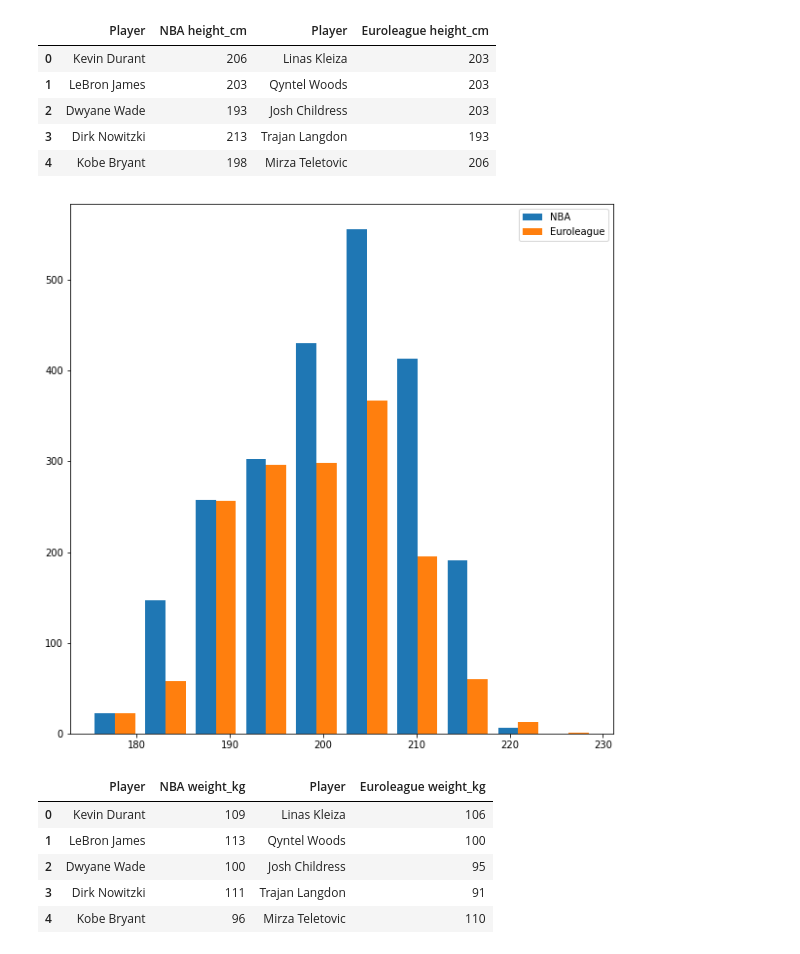
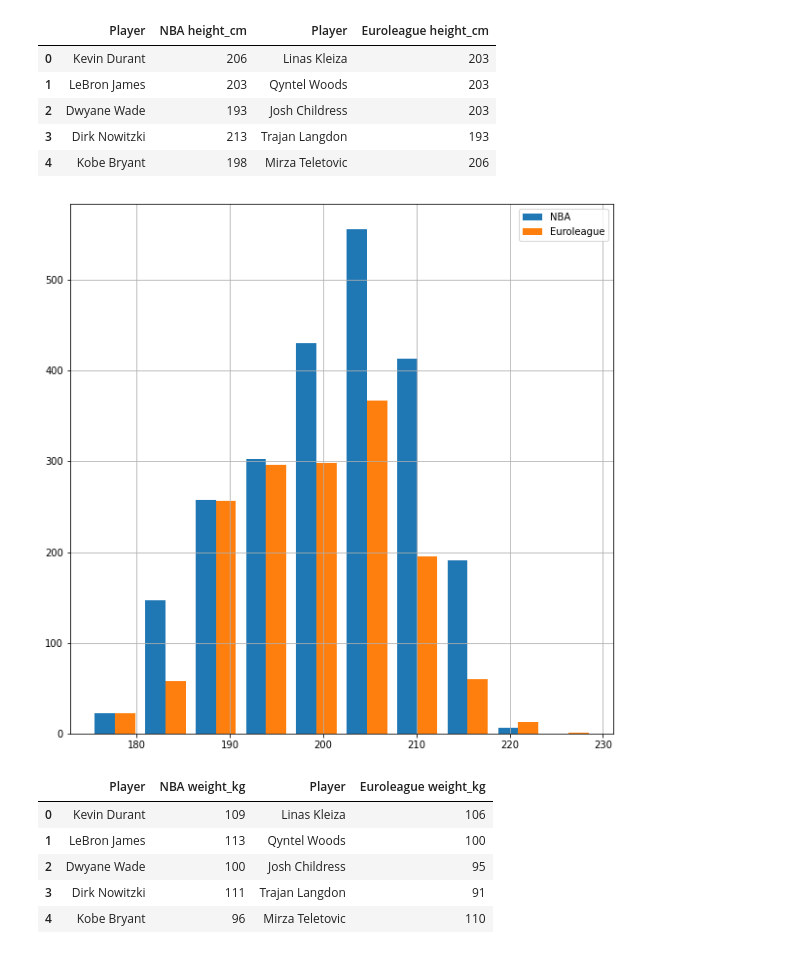
Before and after one commit to aleksperic/Basketball-player-stats, a Jupyter notebook: Basketball_player_stats.ipynb, the cells around one changed output. Saved outputs shown, nothing was run; the diff lists cells and outputs as text; code cells hidden in the pictures.

```diff
--- a/Basketball_player_stats.ipynb
+++ b/Basketball_player_stats.ipynb
@@ -226,15 +188,16 @@ visina_igraca_nba_euroleague.head()
 | 3 | Dirk Nowitzki | 213 | Trajan Langdon | 193 |
 | 4 | Kobe Bryant | 198 | Mirza Teletovic | 206 |
 # %%
-x = nba_regular['NBA height_cm'].to_numpy()
-y = euroleague['Euroleague height_cm'].to_numpy()
+x = nba_regular['NBA height_cm']
+y = euroleague['Euroleague height_cm']
 
 plt.figure(figsize=(10,10))
 plt.hist([x, y], label=['NBA', 'Euroleague'], bins=10)
-plt.legend(loc='upper right')
+plt.grid()
+plt.legend()
 plt.show()
 # %% [output]
-[figure, old version]
+[figure, new version]
 # %%
 tezina_igraca_nba_euroleague = pd.DataFrame([nba_regular['Player'], nba_regular['NBA weight_kg'], euroleague['Player'], euroleague['Euroleague weight_kg']]).transpose()
 tezina_igraca_nba_euroleague.head()
```
Also changed, not shown: parts of 81 cells of this notebook.
